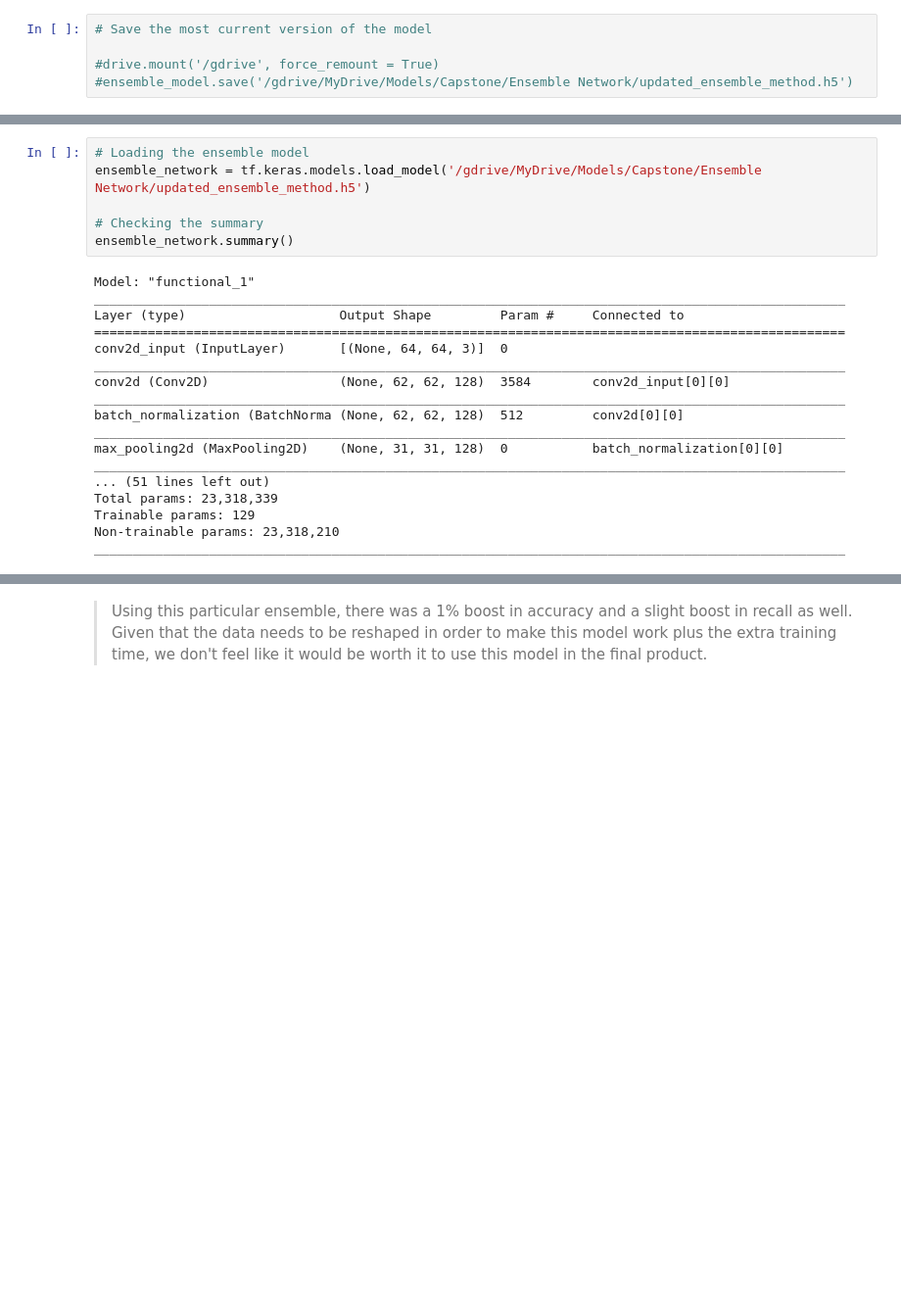
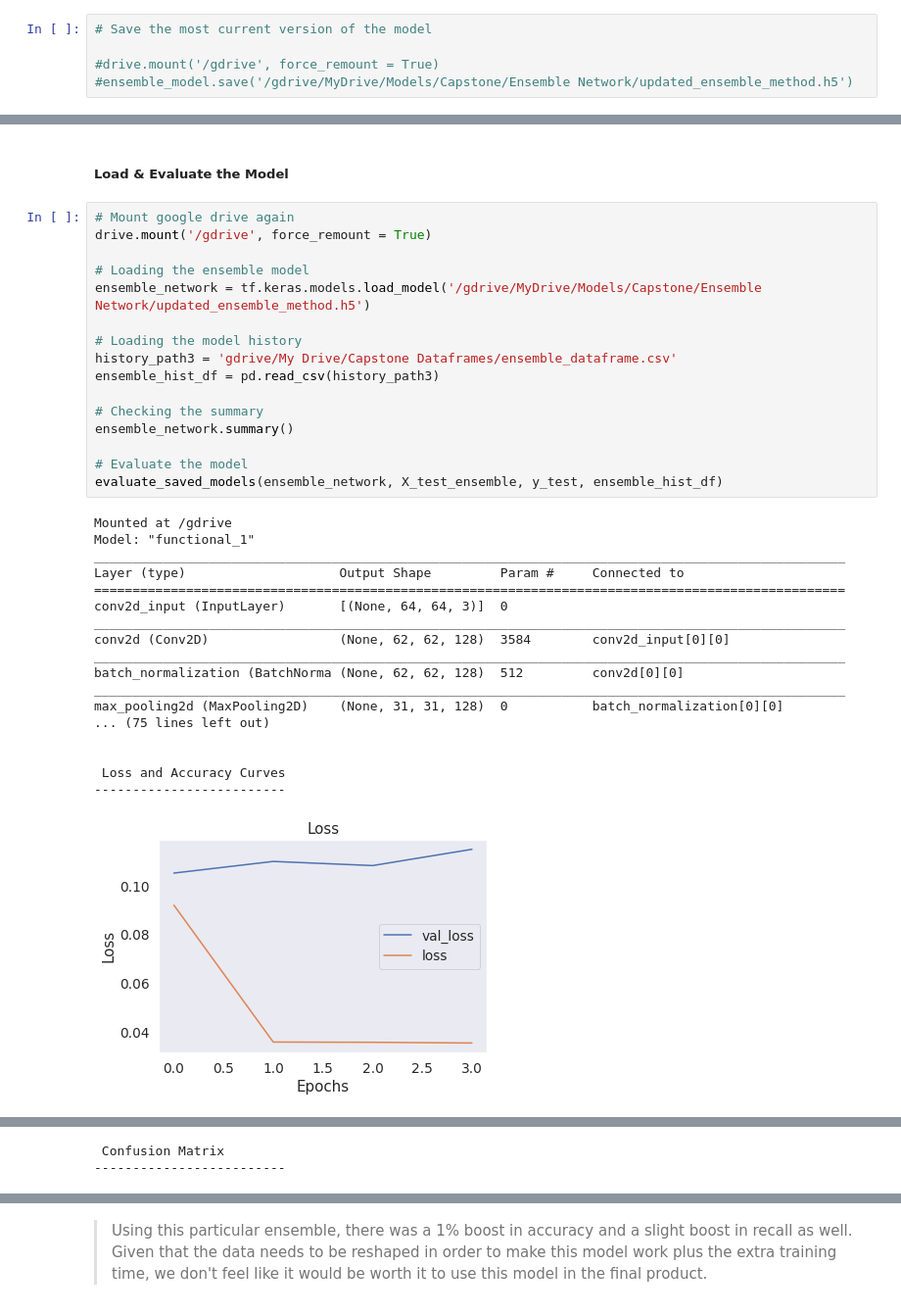
Before and after one commit to spags093/deepfake_image_detection, a Jupyter notebook: Deepfake_Capstone_2.ipynb, the cells around one changed output, grey strips where cells are left out. Shown at 98% size. Cells and saved outputs as stored; diff of their text form; blank space fills up the shorter version.

```diff
--- a/Deepfake_Capstone_2.ipynb
+++ b/Deepfake_Capstone_2.ipynb
@@ -1132,24 +1147,37 @@ val_x_ensemble = [val_x for _ in range(64)]
+# %% [markdown]
+##### Load & Evaluate the Model
 # %%
+# Mount google drive again
+drive.mount('/gdrive', force_remount = True)
+
 # Loading the ensemble model
 ensemble_network = tf.keras.models.load_model('/gdrive/MyDrive/Models/Capstone/Ensemble Network/updated_ensemble_method.h5')
 
+# Loading the model history
+history_path3 = 'gdrive/My Drive/Capstone Dataframes/ensemble_dataframe.csv'
+ensemble_hist_df = pd.read_csv(history_path3)
+
 # Checking the summary
 ensemble_network.summary()
+
+# Evaluate the model
+evaluate_saved_models(ensemble_network, X_test_ensemble, y_test, ensemble_hist_df)
 # %% [output]
+Mounted at /gdrive
 Model: "functional_1"
 __________________________________________________________________________________________________
 Layer (type)                    Output Shape         Param #     Connected to
 ==================================================================================================
 conv2d_input (InputLayer)       [(None, 64, 64, 3)]  0
 __________________________________________________________________________________________________
 conv2d (Conv2D)                 (None, 62, 62, 128)  3584        conv2d_input[0][0]
 __________________________________________________________________________________________________
 batch_normalization (BatchNorma (None, 62, 62, 128)  512         conv2d[0][0]
 __________________________________________________________________________________________________
 max_pooling2d (MaxPooling2D)    (None, 31, 31, 128)  0           batch_normalization[0][0]
-__________________________________________________________________________________________________
-... (51 lines left out)
-Total params: 23,318,339
-Trainable params: 129
-Non-trainable params: 23,318,210
-__________________________________________________________________________________________________
+... (75 lines left out)
+
+
+ Loss and Accuracy Curves
+-------------------------
+[figure, added]
@@ -1155,0 +1185,2 @@ ________________________________________________________________________________
+ Confusion Matrix
+-------------------------
```
Also changed, not shown: parts of 37 cells of this notebook.
